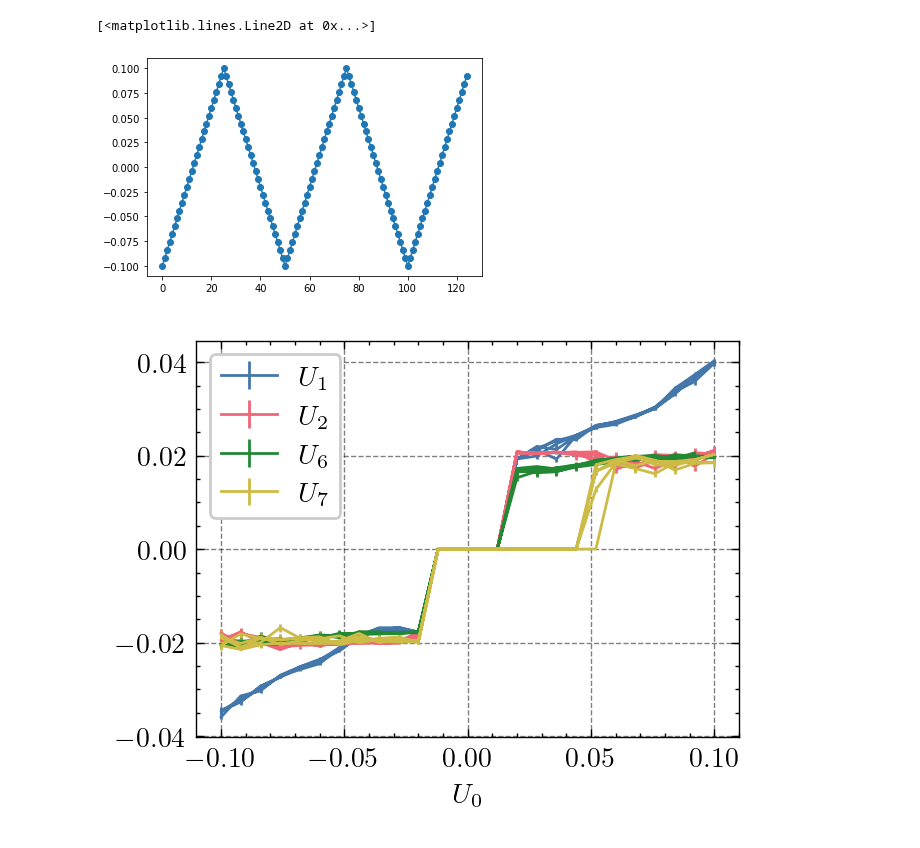
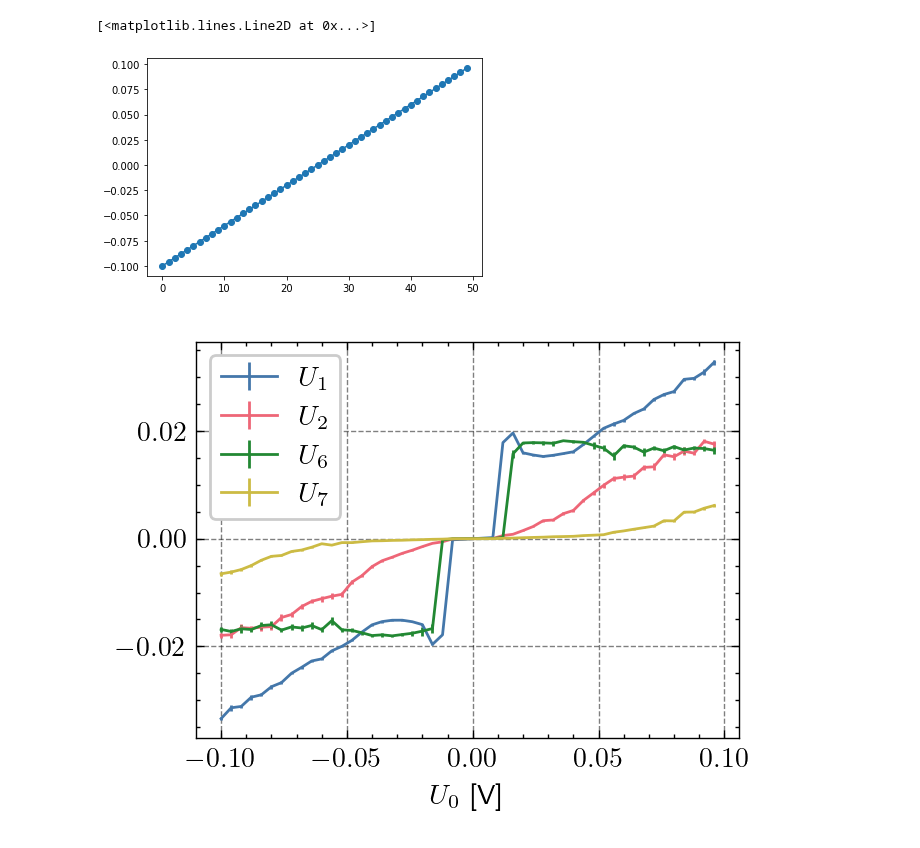
Before and after one commit to JonasMnsing/NanoNets, a Jupyter notebook: potential_estimation.ipynb, the cells around one changed output. Cells and saved outputs as stored; diff of their text form; code cells hidden in the pictures.

```diff
--- a/potential_estimation.ipynb
+++ b/potential_estimation.ipynb
@@ -8,19 +8,22 @@ sys.path.append("src/")
 import nanonets
 # %%
 amplitude       = 0.1
-steps_in_sweep  = 50
-n_sweeps        = 5
+step_size       = 1e-10
+steps_in_sweep  = 100
+n_sweeps        = 1
 signal          = [np.linspace(-1*amplitude, amplitude, steps_in_sweep//2, endpoint=False) if (i % 2 == 0) else np.linspace(amplitude, -1*amplitude, steps_in_sweep//2, endpoint=False) for i in range(n_sweeps)]
 signal          = [x for xs in signal for x in xs]
-voltages        = np.zeros(shape=(n_sweeps*steps_in_sweep//2,len(topology["e_pos"])+1))
+voltages        = np.zeros(shape=(n_sweeps*steps_in_sweep//2,9))
 voltages[:,0]   = signal
+time            = step_size*np.arange(n_sweeps*steps_in_sweep//2)
 # %%
 plt.plot(voltages[:,0],'o-')
 # %% [output]
 [<matplotlib.lines.Line2D at 0x...>]
-[figure, old version]
+[figure, new version]
 # %%
 results = {}
+N       = 3
 
 for target_electrode in [1,2,6,7]:
 
@@ -34,10 +37,10 @@ for target_electrode in [1,2,6,7]:
     }
 
     topology = {
-        "Nx"    : 7,
-        "Ny"    : 7,
+        "Nx"    : N,
+        "Ny"    : N,
         "Nz"    : 1,
-        "e_pos" :  [[0,0,0],[3,0,0],[6,0,0],[0,3,0],[0,6,0],[3,6,0],[6,3,0],[6,6,0]]
+        "e_pos" :  [[0,0,0],[int((N-1)/2),0,0],[N-1,0,0],[0,int((N-1)/2),0],[0,N-1,0],[int((N-1)/2),N-1,0],[N-1,int((N-1)/2),0],[N-1,N-1,0]]
     }
 
     sim_class = nanonets.simulation(network_topology='cubic', topology_parameter=topology)
@@ -46,13 +49,13 @@ for target_electrode in [1,2,6,7]:
 # %%
 with plt.style.context(["science","bright","grid"]):
 
     fig = plt.figure(dpi=200)
     ax  = fig.add_subplot()
 
     for key,result in results.items():
         ax.errorbar(voltages[:,0], result[:,2], result[:,3], label=f'$U_{key}$')
 
     ax.legend()
-    ax.set_xlabel("$U_0$")
+    ax.set_xlabel("$U_0$ [V]")
 # %% [output]
-[figure, old version]
+[figure, new version]
```
Also changed, not shown: 2 other files.
